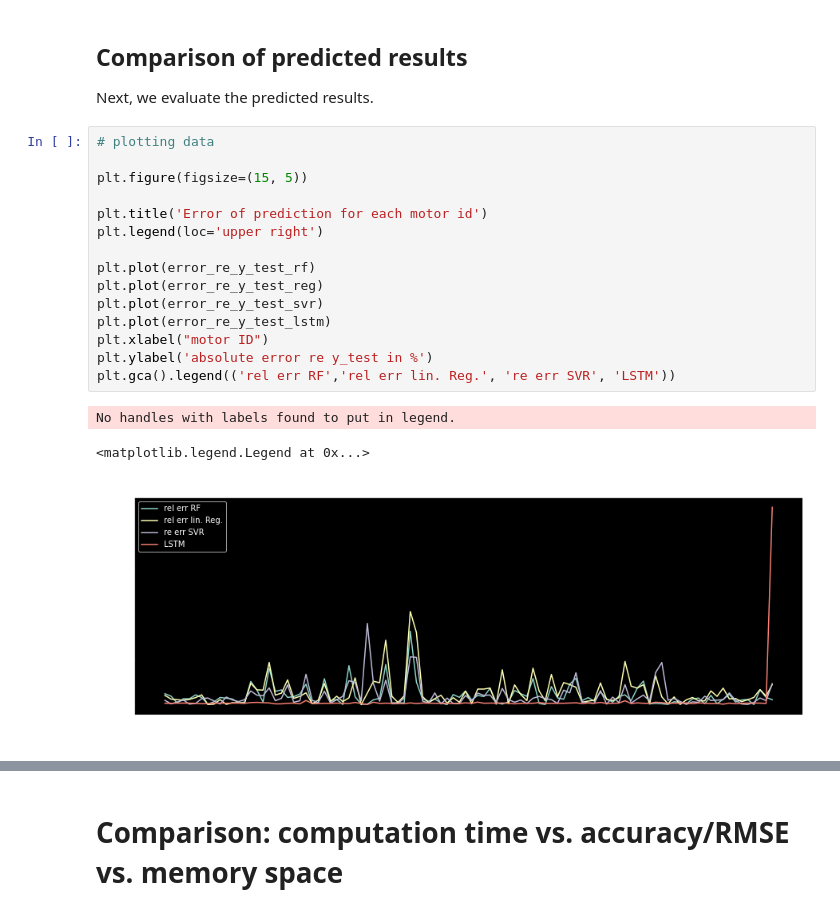
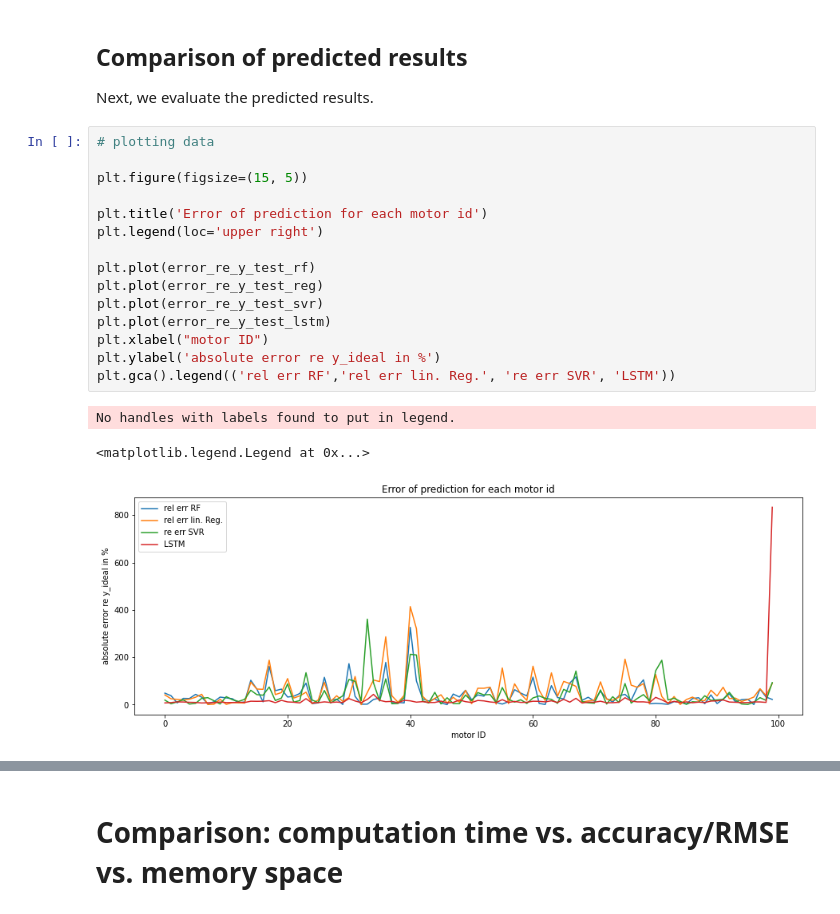
Before and after one commit to AzizSayfutdinov/PredictiveMaintenanceEngine, a Jupyter notebook: RegressionModels.ipynb, the cells around one changed output, grey strips where cells are left out. Cells and saved outputs as stored; diff of their text form.

```diff
--- a/RegressionModels.ipynb
+++ b/RegressionModels.ipynb
@@ -487,22 +508,22 @@ Next, we evaluate the predicted results.
 # %%
 # plotting data
 
 plt.figure(figsize=(15, 5))
 
 plt.title('Error of prediction for each motor id')
 plt.legend(loc='upper right')
 
 plt.plot(error_re_y_test_rf)
 plt.plot(error_re_y_test_reg)
 plt.plot(error_re_y_test_svr)
 plt.plot(error_re_y_test_lstm)
 plt.xlabel("motor ID")
-plt.ylabel('absolute error re y_test in %')
+plt.ylabel('absolute error re y_ideal in %')
 plt.gca().legend(('rel err RF','rel err lin. Reg.', 're err SVR', 'LSTM'))
 # %% [output]
 No handles with labels found to put in legend.
 <matplotlib.legend.Legend at 0x...>
-[figure, old version]
+[figure, new version]
 # %%
 plt.figure(figsize=(15, 5))
 
```
Also changed, not shown: parts of 28 cells of this notebook.
